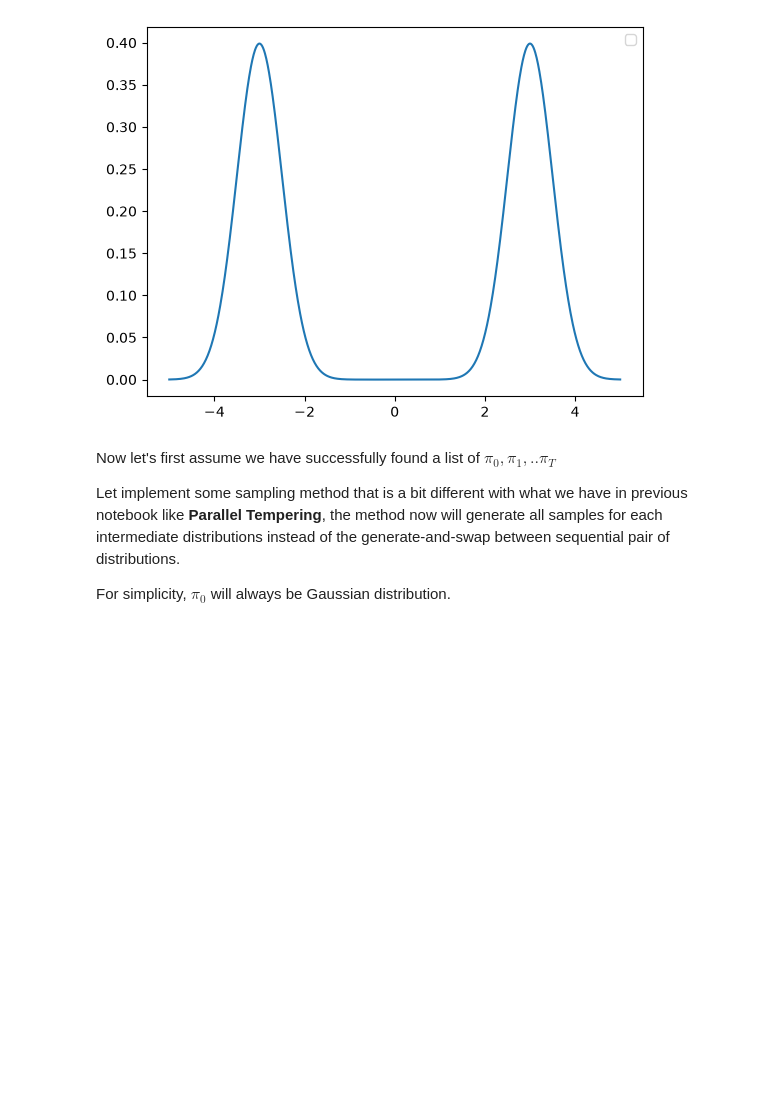
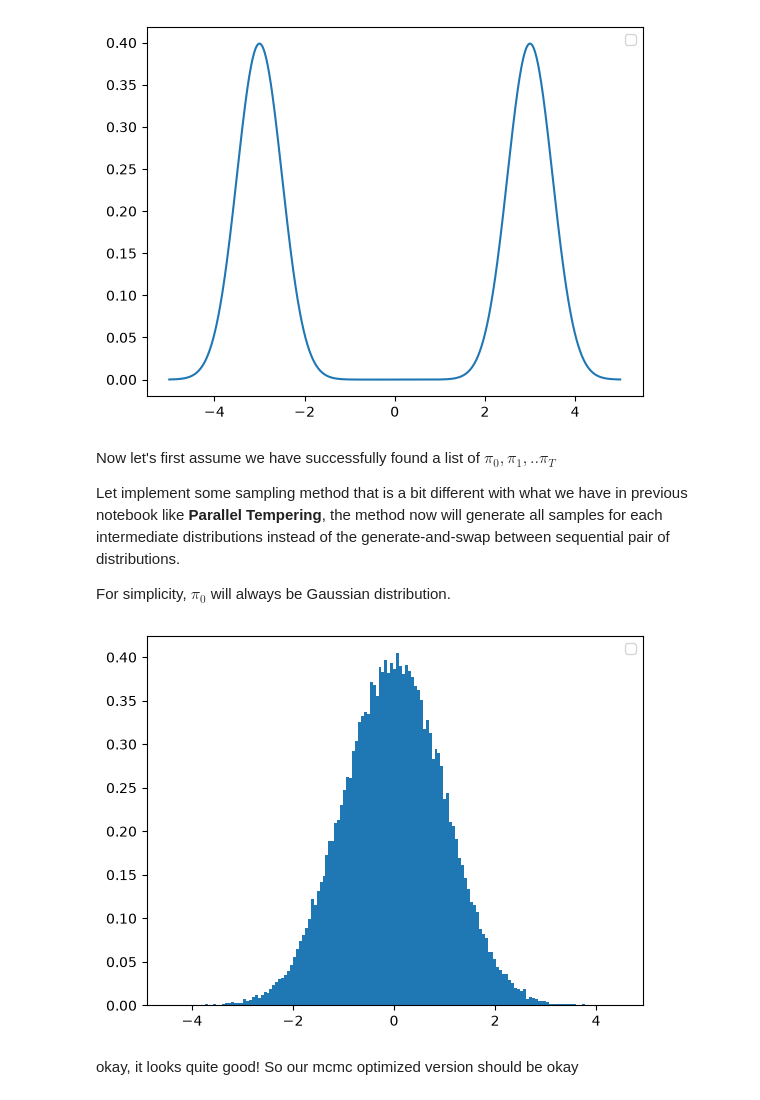
Before and after one commit to saobangmath/MiniProject-PhD-, a Jupyter notebook: MCMC/smc.ipynb, the cells around one changed output. Cells and saved outputs as stored; diff of their text form; code cells hidden in the pictures; blank space fills up the shorter version.

Commit message:
test mcmc + add more codes

```diff
--- a/MCMC/smc.ipynb
+++ b/MCMC/smc.ipynb
@@ -92,2 +105,30 @@ def mcmc(initial_state, log_pdf_fn, proposed_fn, iters = 10000, tracker = None):
+# %%
+# test mcmc to make sure it worked
+from matplotlib import pyplot as plt
+from scipy.stats import norm
+import numpy as np
+
+tracker = AcceptanceTracker()
+mcmc = MCMC(
+    norm(loc = 0, scale = 1).logpdf,
+    lambda x: x + np.random.normal(),
+    tracker
+)
+
+state_list = mcmc.run(0)
+assert len(state_list) == 1
+
+state_list = mcmc.run(0, iters = 100_000, only_keep_last = False)
+assert len(state_list) == 100_000 + 1
+
+fig, ax = plt.subplots()
+ax.hist(state_list, bins = 'auto', density = True)
+
+plt.legend()
+fig.show()
+# %% [output]
+[figure, added]
+# %% [markdown]
+okay, it looks quite good! So our mcmc optimized version should be okay
 # %%
 from tqdm import trange
```
Also changed, not shown: parts of 2 cells of this notebook.
